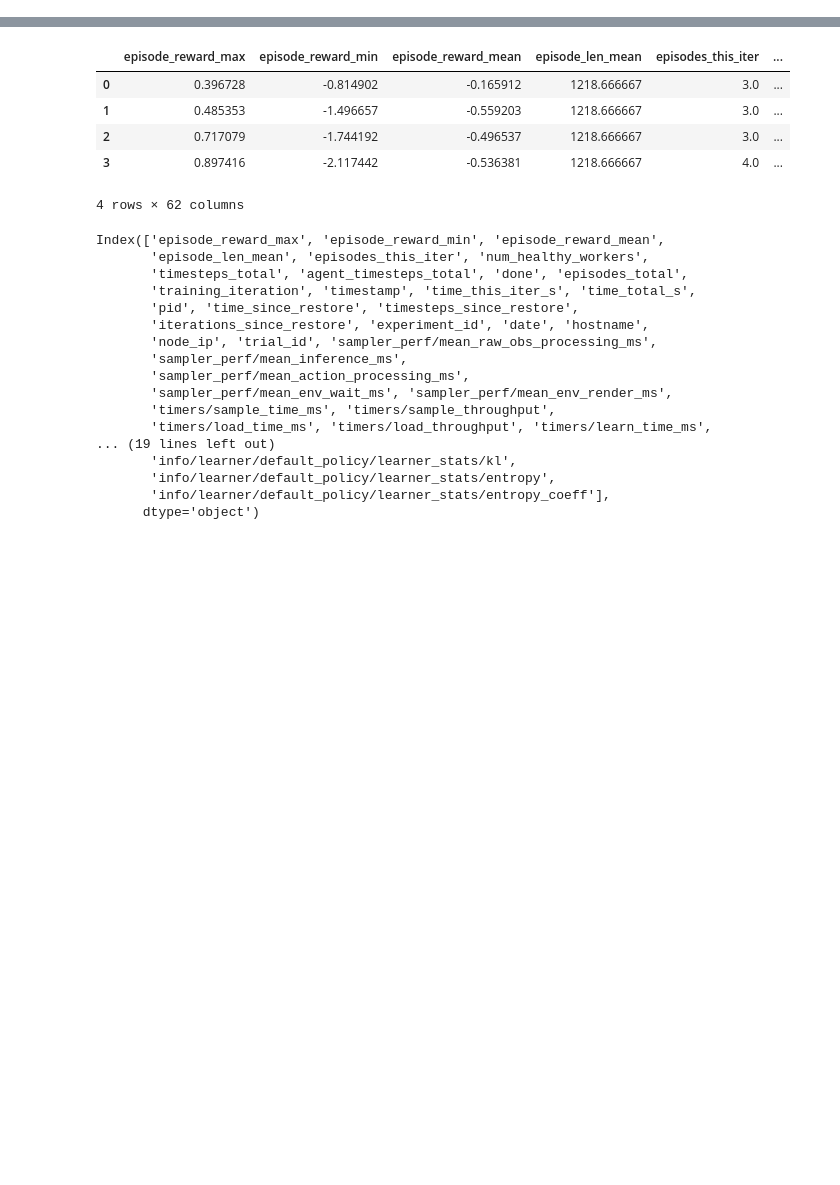
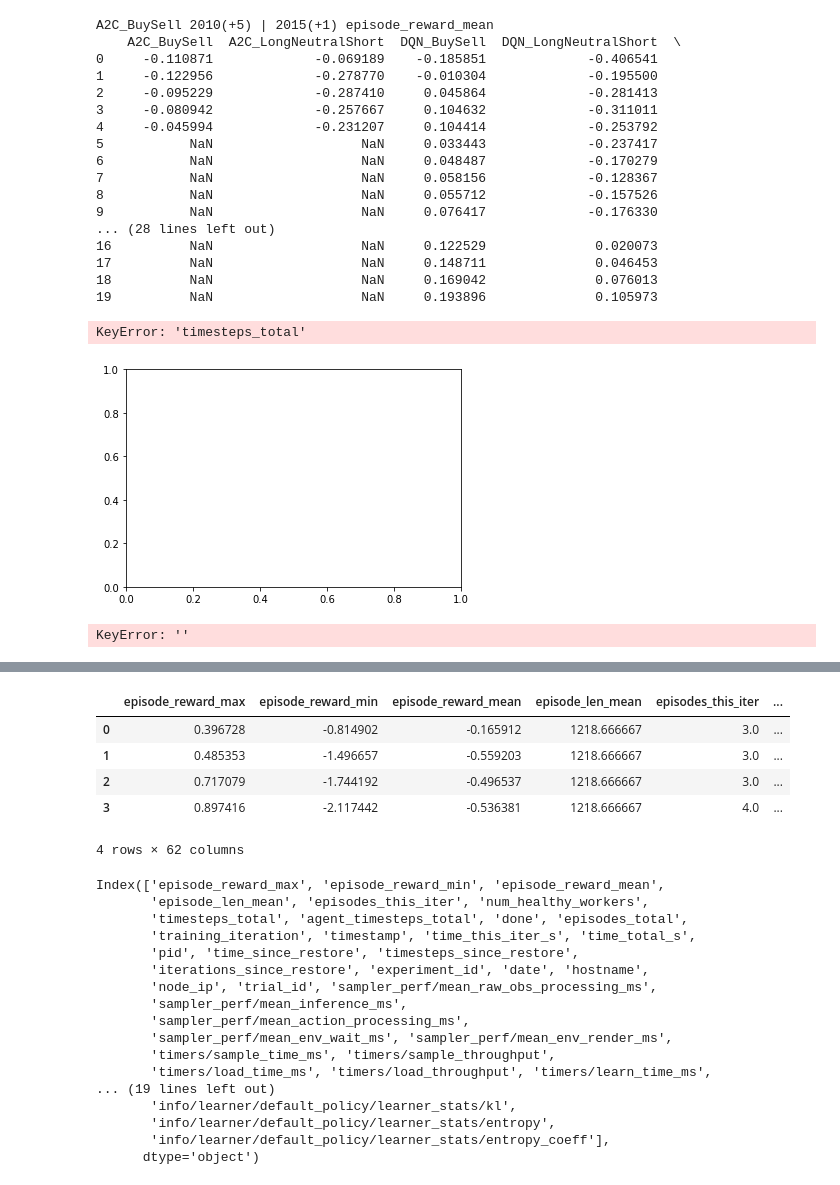
Before and after one commit to napnel/UoA-thesis-s1260099, a Jupyter notebook: progress.ipynb, the cells around one changed output, grey strips where cells are left out. Drawn from its saved outputs; the diff is of its cells as text; code cells hidden in the pictures; blank space fills up the shorter version.

```diff
--- a/progress.ipynb
+++ b/progress.ipynb
@@ -6,12 +6,16 @@ import pandas as pd
 import matplotlib
 import matplotlib.pyplot as plt
 import seaborn as sns
+from pprint import pprint
+import json
+from datetime import datetime
+from dateutil.relativedelta import relativedelta
 # sns.set()
 # sns.set_style("whitegrid", {'grid.linestyle': '--'})
 # sns.set_context("paper", 1.5, {"lines.linewidth": 4})
 # sns.set_palette("winter_r", 8, 1)
 # sns.set_context("paper", 1.5)
-sns.set('paper','whitegrid', font_scale=3, rc={"lines.linewidth": 3, 'grid.linestyle': '--'})
+# sns.set('paper','whitegrid', font_scale=3, rc={"lines.linewidth": 3, 'grid.linestyle': '--'})
 # %%
 local_dir = "./ray_results/compare-action-2"
 expt_names = glob.glob(os.path.join(local_dir, "*_*"))
@@ -36,9 +31,0 @@ summary_progress = {
-# %%
-for expt_name in expt_names:
-    algo_name = expt_name.split("_")[-1]
-    trials = glob.glob(os.path.join(expt_name, "ExperimentCV_*"))
-    for trial in trials:
-        progress = pd.read_csv(os.path.join(trial, "progress.csv"))
-        progress = progress[["episode_reward_mean", "evaluation/episode_reward_mean"]]
-
-    print(trials)
@@ -53,0 +106,3 @@ for expt_name in expt_names:
+# %%
+for column in summary_expt.columns:
+    print(summary_expt.loc[: , pd.IndexSlice[column[0]]])
@@ -53,0 +179,39 @@ for expt_name in expt_names:
+# %%
+fig, axes = plt.subplots(1, 1)
+for column in summary_expt.columns:
+    # print(column)
+    print(column[0], column[1], column[2])
+    # axes.set_title(column[0])
+    # print(summary_expt.loc[:, (column[1], column[2])])
+    # print(summary_expt.xs(column[1], axis=1, level=1))
+    summary = summary_expt.xs(column[1], axis=1, level=1).xs(column[2], axis=1, level=1)
+    # print(summary.columns)
+    print(summary)
+    axes.plot(x=summary["timesteps_total"], y=summary_expt.xs(column[1], axis=1, level=1).xs(column[2], axis=1, level=1), label=summary.columns)
+    break
+
+axes.legend()
+# %% [output]
+A2C_BuySell 2010(+5) | 2015(+1) episode_reward_mean
+    A2C_BuySell  A2C_LongNeutralShort  DQN_BuySell  DQN_LongNeutralShort  \
+0     -0.110871             -0.069189    -0.185851             -0.406541
+1     -0.122956             -0.278770    -0.010304             -0.195500
+2     -0.095229             -0.287410     0.045864             -0.281413
+3     -0.080942             -0.257667     0.104632             -0.311011
+4     -0.045994             -0.231207     0.104414             -0.253792
+5           NaN                   NaN     0.033443             -0.237417
+6           NaN                   NaN     0.048487             -0.170279
+7           NaN                   NaN     0.058156             -0.128367
+8           NaN                   NaN     0.055712             -0.157526
+9           NaN                   NaN     0.076417             -0.176330
+... (28 lines left out)
+16          NaN                   NaN     0.122529              0.020073
+17          NaN                   NaN     0.148711              0.046453
+18          NaN                   NaN     0.169042              0.076013
+19          NaN                   NaN     0.193896              0.105973
+KeyError: 'timesteps_total'
+[figure, added]
+# %%
+summary_expt.xs("")
+# %% [output]
+KeyError: ''
```
Also changed, not shown: parts of 11 cells of this notebook, 2 other files.
